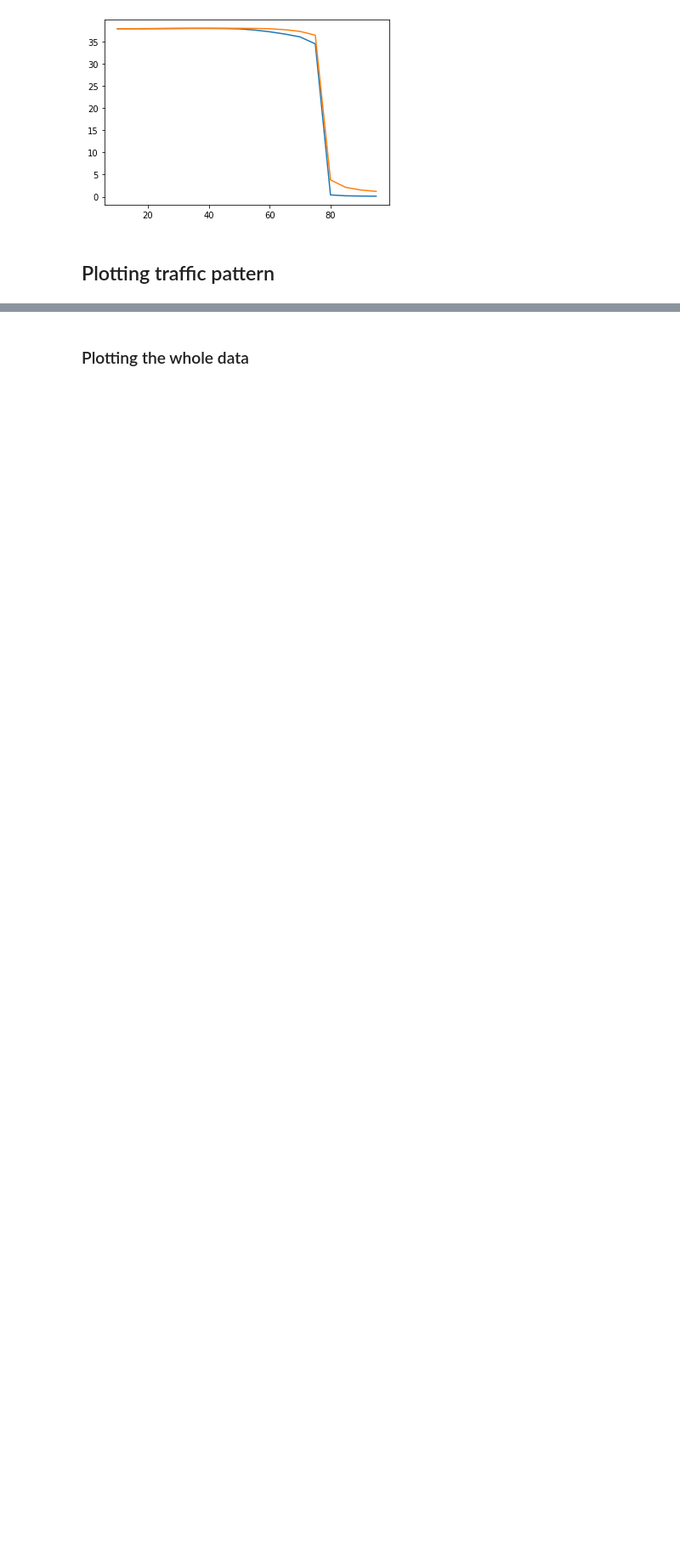
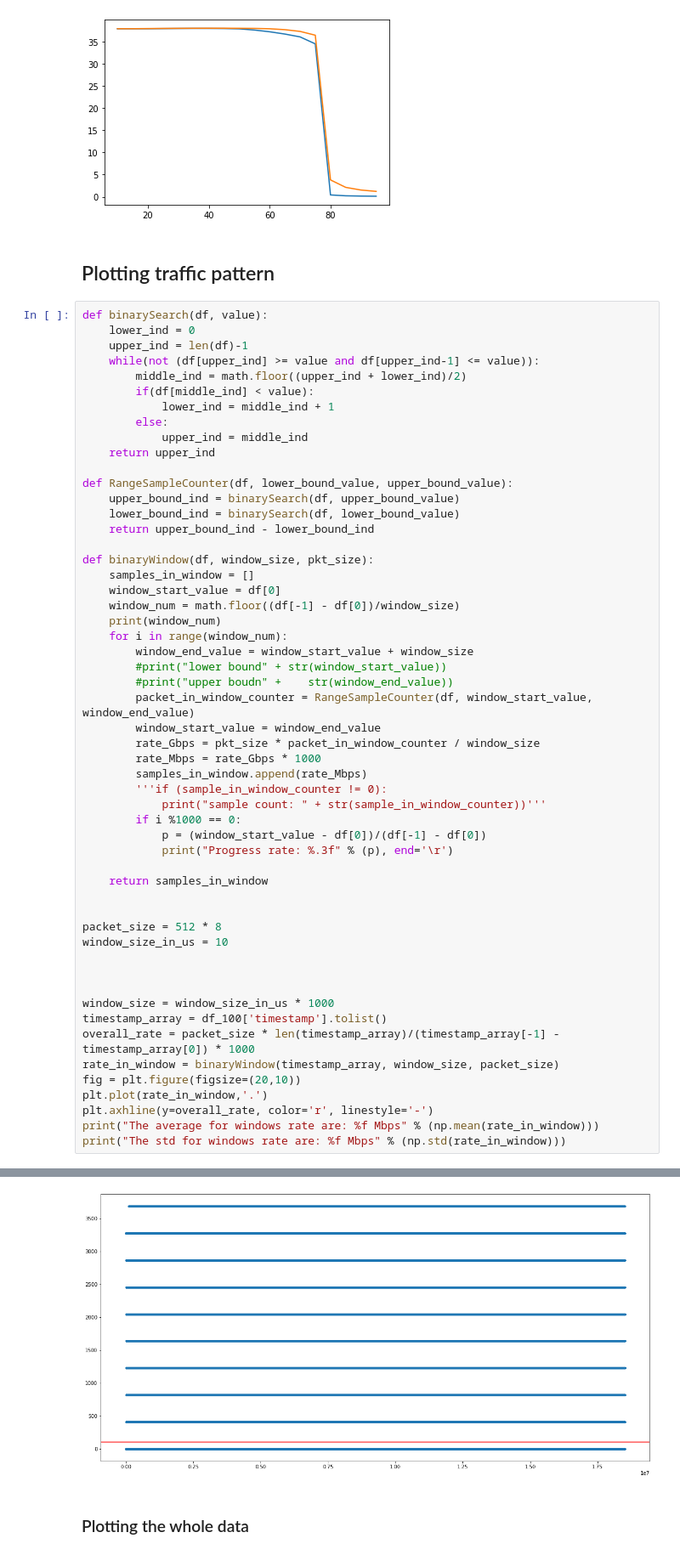
Before and after one commit to amir-sabzi/MinesVPN, a Jupyter notebook: codes/data_analysis/S_experiment.ipynb, the cells around one changed output, grey strips where cells are left out. Shown at 85% size. Cells and saved outputs as stored; diff of their text form; blank space fills up the shorter version.

```diff
--- a/codes/data_analysis/S_experiment.ipynb
+++ b/codes/data_analysis/S_experiment.ipynb
@@ -144,3 +167,58 @@ intervals_100_rates
 [figure]
 # %% [markdown]
 ## Plotting traffic pattern
+# %%
+def binarySearch(df, value):
+    lower_ind = 0
+    upper_ind = len(df)-1
+    while(not (df[upper_ind] >= value and df[upper_ind-1] <= value)):
+        middle_ind = math.floor((upper_ind + lower_ind)/2)
+        if(df[middle_ind] < value):
+            lower_ind = middle_ind + 1
+        else:
+            upper_ind = middle_ind
+    return upper_ind
+
+def RangeSampleCounter(df, lower_bound_value, upper_bound_value):
+    upper_bound_ind = binarySearch(df, upper_bound_value)
+    lower_bound_ind = binarySearch(df, lower_bound_value)
+    return upper_bound_ind - lower_bound_ind
+
+def binaryWindow(df, window_size, pkt_size):
+    samples_in_window = []
+    window_start_value = df[0]
+    window_num = math.floor((df[-1] - df[0])/window_size)
+    print(window_num)
+    for i in range(window_num):
+        window_end_value = window_start_value + window_size
+        #print("lower bound" + str(window_start_value))
+        #print("upper boudn" +    str(window_end_value))
+        packet_in_window_counter = RangeSampleCounter(df, window_start_value, window_end_value)
+        window_start_value = window_end_value
+        rate_Gbps = pkt_size * packet_in_window_counter / window_size
+        rate_Mbps = rate_Gbps * 1000
+        samples_in_window.append(rate_Mbps)
+        '''if (sample_in_window_counter != 0):
+            print("sample count: " + str(sample_in_window_counter))'''
+        if i %1000 == 0:
+            p = (window_start_value - df[0])/(df[-1] - df[0])
+            print("Progress rate: %.3f" % (p), end='\r')
+
+    return samples_in_window
+
+
+packet_size = 512 * 8
+window_size_in_us = 10
+
+
+
+window_size = window_size_in_us * 1000
+timestamp_array = df_100['timestamp'].tolist()
+overall_rate = packet_size * len(timestamp_array)/(timestamp_array[-1] - timestamp_array[0]) * 1000
+rate_in_window = binaryWindow(timestamp_array, window_size, packet_size)
+fig = plt.figure(figsize=(20,10))
+plt.plot(rate_in_window,'.')
+plt.axhline(y=overall_rate, color='r', linestyle='-')
+print("The average for windows rate are: %f Mbps" % (np.mean(rate_in_window)))
+print("The std for windows rate are: %f Mbps" % (np.std(rate_in_window)))
+# %% [output]
@@ -147,3 +228,4 @@ intervals_100_rates
+[figure, added]
 # %% [markdown]
 ### Plotting the whole data
 # %%
```
Also changed, not shown: parts of 6 cells of this notebook.
